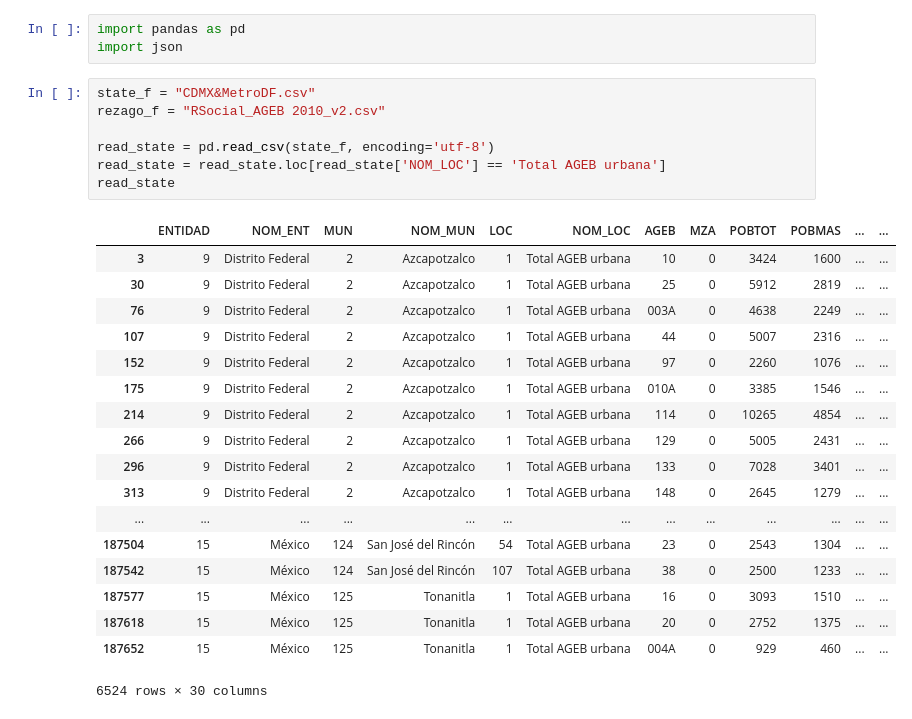
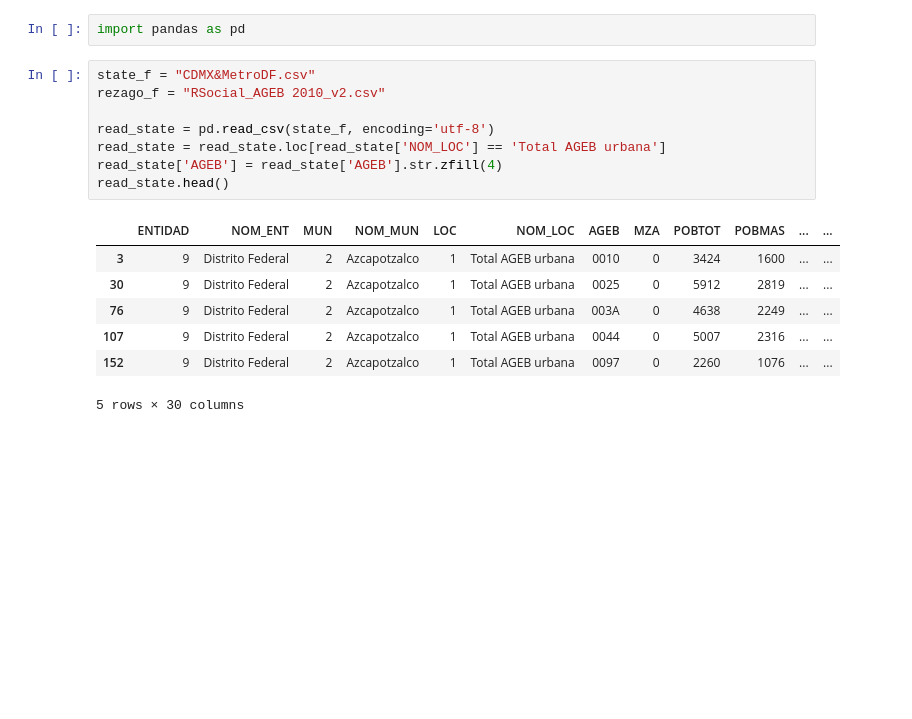
Before and after one commit to Iarmas/Project-1, a Jupyter notebook: mergedDF.ipynb, the cells around one changed output. Drawn from its saved outputs; the diff is of its cells as text; blank space fills up the shorter version.

```diff
--- a/mergedDF.ipynb
+++ b/mergedDF.ipynb
@@ -1,31 +1,20 @@
 # %%
 import pandas as pd
-import json
 # %%
 state_f = "CDMX&MetroDF.csv"
 rezago_f = "RSocial_AGEB 2010_v2.csv"
 
 read_state = pd.read_csv(state_f, encoding='utf-8')
 read_state = read_state.loc[read_state['NOM_LOC'] == 'Total AGEB urbana']
-read_state
+read_state['AGEB'] = read_state['AGEB'].str.zfill(4)
+read_state.head()
 # %% [output]
 |  | ENTIDAD | NOM_ENT | MUN | NOM_MUN | LOC | NOM_LOC | AGEB | MZA | POBTOT | POBMAS | ... | ... |
-| 3 | 9 | Distrito Federal | 2 | Azcapotzalco | 1 | Total AGEB urbana | 10 | 0 | 3424 | 1600 | ... | ... |
-| 30 | 9 | Distrito Federal | 2 | Azcapotzalco | 1 | Total AGEB urbana | 25 | 0 | 5912 | 2819 | ... | ... |
+| 3 | 9 | Distrito Federal | 2 | Azcapotzalco | 1 | Total AGEB urbana | 0010 | 0 | 3424 | 1600 | ... | ... |
+| 30 | 9 | Distrito Federal | 2 | Azcapotzalco | 1 | Total AGEB urbana | 0025 | 0 | 5912 | 2819 | ... | ... |
 | 76 | 9 | Distrito Federal | 2 | Azcapotzalco | 1 | Total AGEB urbana | 003A | 0 | 4638 | 2249 | ... | ... |
-| 107 | 9 | Distrito Federal | 2 | Azcapotzalco | 1 | Total AGEB urbana | 44 | 0 | 5007 | 2316 | ... | ... |
-| 152 | 9 | Distrito Federal | 2 | Azcapotzalco | 1 | Total AGEB urbana | 97 | 0 | 2260 | 1076 | ... | ... |
-| 175 | 9 | Distrito Federal | 2 | Azcapotzalco | 1 | Total AGEB urbana | 010A | 0 | 3385 | 1546 | ... | ... |
-| 214 | 9 | Distrito Federal | 2 | Azcapotzalco | 1 | Total AGEB urbana | 114 | 0 | 10265 | 4854 | ... | ... |
-| 266 | 9 | Distrito Federal | 2 | Azcapotzalco | 1 | Total AGEB urbana | 129 | 0 | 5005 | 2431 | ... | ... |
-| 296 | 9 | Distrito Federal | 2 | Azcapotzalco | 1 | Total AGEB urbana | 133 | 0 | 7028 | 3401 | ... | ... |
-| 313 | 9 | Distrito Federal | 2 | Azcapotzalco | 1 | Total AGEB urbana | 148 | 0 | 2645 | 1279 | ... | ... |
-| ... | ... | ... | ... | ... | ... | ... | ... | ... | ... | ... | ... | ... |
-| 187504 | 15 | México | 124 | San José del Rincón | 54 | Total AGEB urbana | 23 | 0 | 2543 | 1304 | ... | ... |
-| 187542 | 15 | México | 124 | San José del Rincón | 107 | Total AGEB urbana | 38 | 0 | 2500 | 1233 | ... | ... |
-| 187577 | 15 | México | 125 | Tonanitla | 1 | Total AGEB urbana | 16 | 0 | 3093 | 1510 | ... | ... |
-| 187618 | 15 | México | 125 | Tonanitla | 1 | Total AGEB urbana | 20 | 0 | 2752 | 1375 | ... | ... |
-| 187652 | 15 | México | 125 | Tonanitla | 1 | Total AGEB urbana | 004A | 0 | 929 | 460 | ... | ... |
+| 107 | 9 | Distrito Federal | 2 | Azcapotzalco | 1 | Total AGEB urbana | 0044 | 0 | 5007 | 2316 | ... | ... |
+| 152 | 9 | Distrito Federal | 2 | Azcapotzalco | 1 | Total AGEB urbana | 0097 | 0 | 2260 | 1076 | ... | ... |
-6524 rows × 30 columns
+5 rows × 30 columns
 # %%
 read_rezago = pd.read_csv(rezago_f, encoding='utf-8')
```
Also changed, not shown: parts of 3 cells of this notebook, 1 other file.
